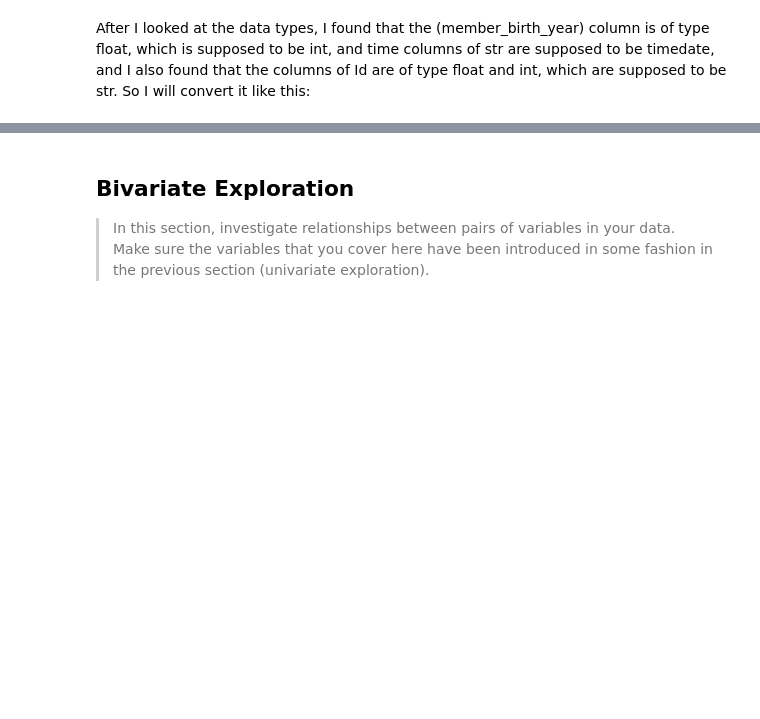
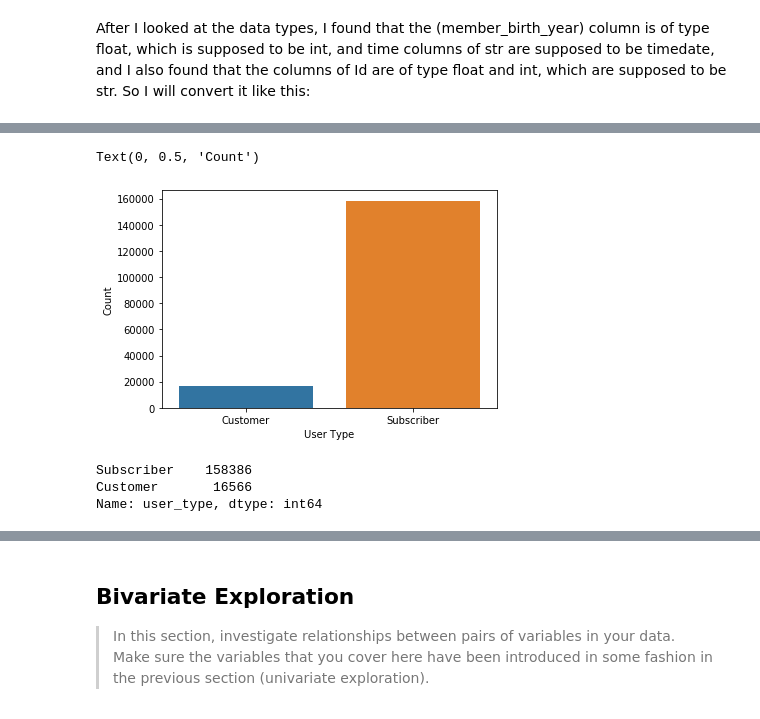
Before and after one commit to ReemShaya/Communicate-Data-findings-Project, a Jupyter notebook: exploration_template.ipynb, the cells around one changed output, grey strips where cells are left out. Drawn from its saved outputs; the diff is of its cells as text; code cells hidden in the pictures; blank space fills up the shorter version.

```diff
--- a/exploration_template.ipynb
+++ b/exploration_template.ipynb
@@ -152,0 +137,9 @@ you plan on investigating next.
+# %%
+# Convert time columns to int :
+df_ford['start_time'] = pd.to_datetime(df_ford['start_time'])
+df_ford['end_time'] = pd.to_datetime(df_ford['end_time'])
+# %%
+# Convert ID columns to str :
+df_ford['start_station_id'] = df_ford['start_station_id'].astype(str)
+df_ford['end_station_id'] = df_ford['end_station_id'].astype(str)
+df_ford['bike_id'] = df_ford['bike_id'].astype(str)
@@ -152,0 +189,2 @@ you plan on investigating next.
+# %%
+df_ford.dropna(inplace=True)
@@ -152,0 +226,15 @@ you plan on investigating next.
+# %%
+# I want to know how many customers and subscribers?
+sb.countplot(data=df_ford, x='user_type');
+
+plt.xlabel('User Type')
+plt.ylabel('Count')
+# %% [output]
+Text(0, 0.5, 'Count')
+[figure, added]
+# %%
+df_ford['user_type'].value_counts()
+# %% [output]
+Subscriber    158386
+Customer       16566
+Name: user_type, dtype: int64
```
Also changed, not shown: parts of 35 cells of this notebook.
